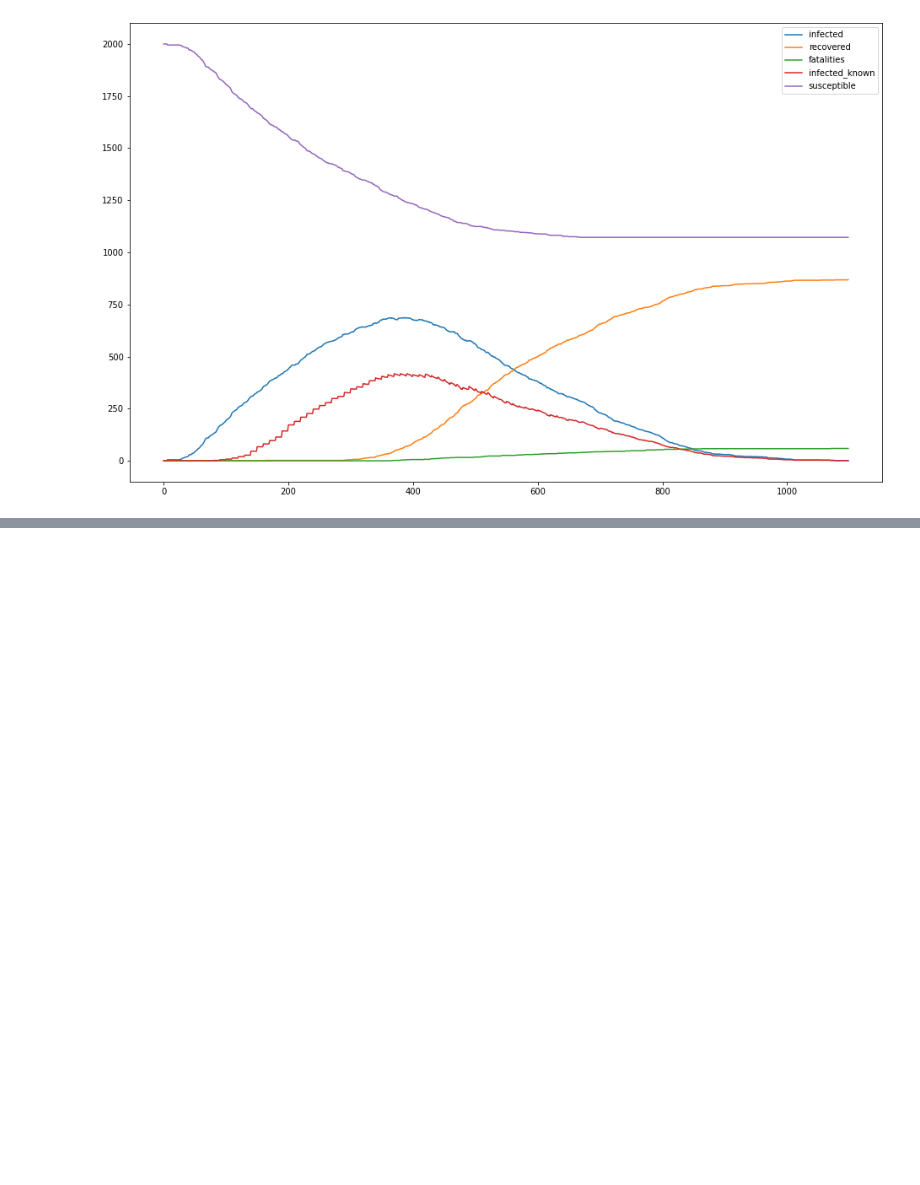
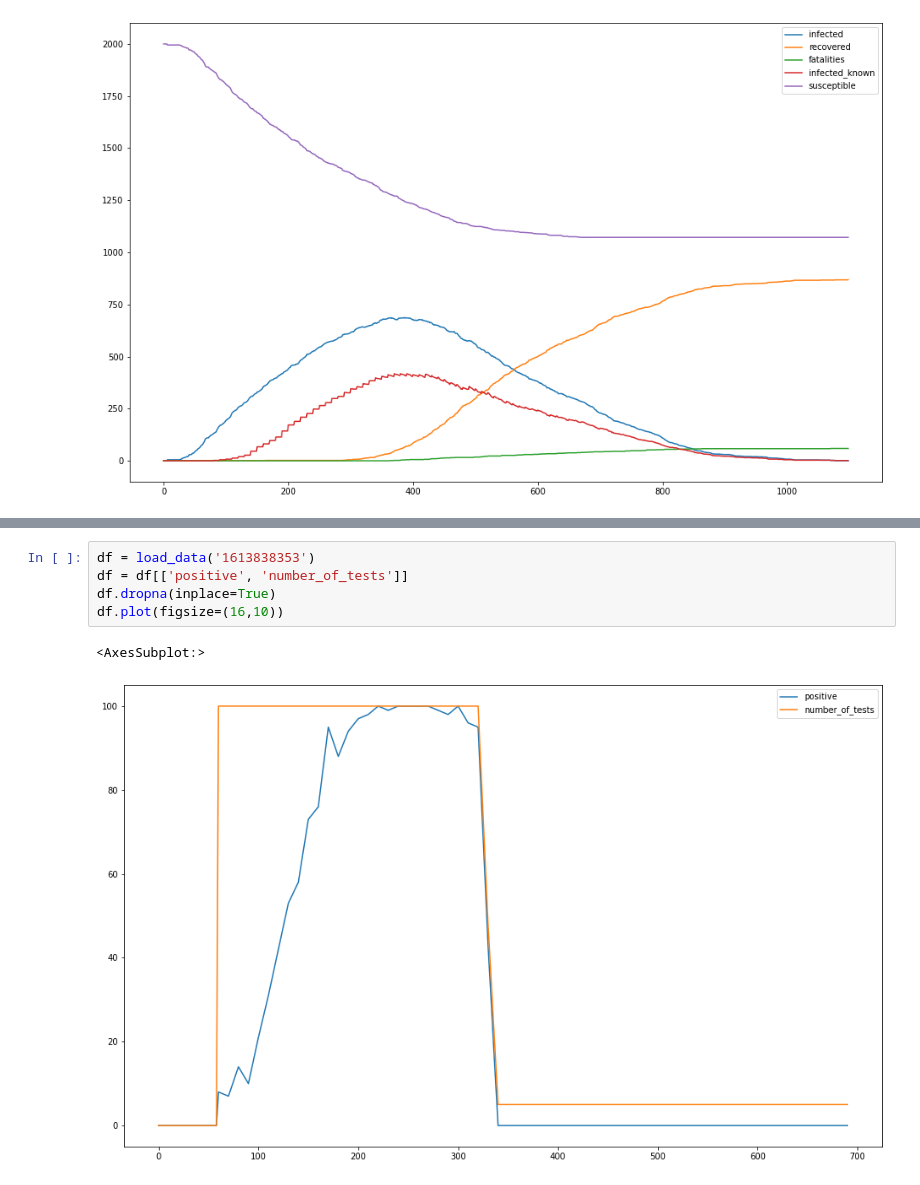
Before and after one commit to kaskadz/python_corona_simulation, a Jupyter notebook: Visualization.ipynb, the cells around one changed output, grey strips where cells are left out. Cells and saved outputs as stored; diff of their text form; blank space fills up the shorter version.

```diff
--- a/Visualization.ipynb
+++ b/Visualization.ipynb
@@ -67,0 +148,8 @@ print_summary('1613818803')
+# %%
+df = load_data('1613838353')
+df = df[['positive', 'number_of_tests']]
+df.dropna(inplace=True)
+df.plot(figsize=(16,10))
+# %% [output]
+<AxesSubplot:>
+[figure, added]
```
Also changed, not shown: parts of 21 cells of this notebook, 4 other files.
